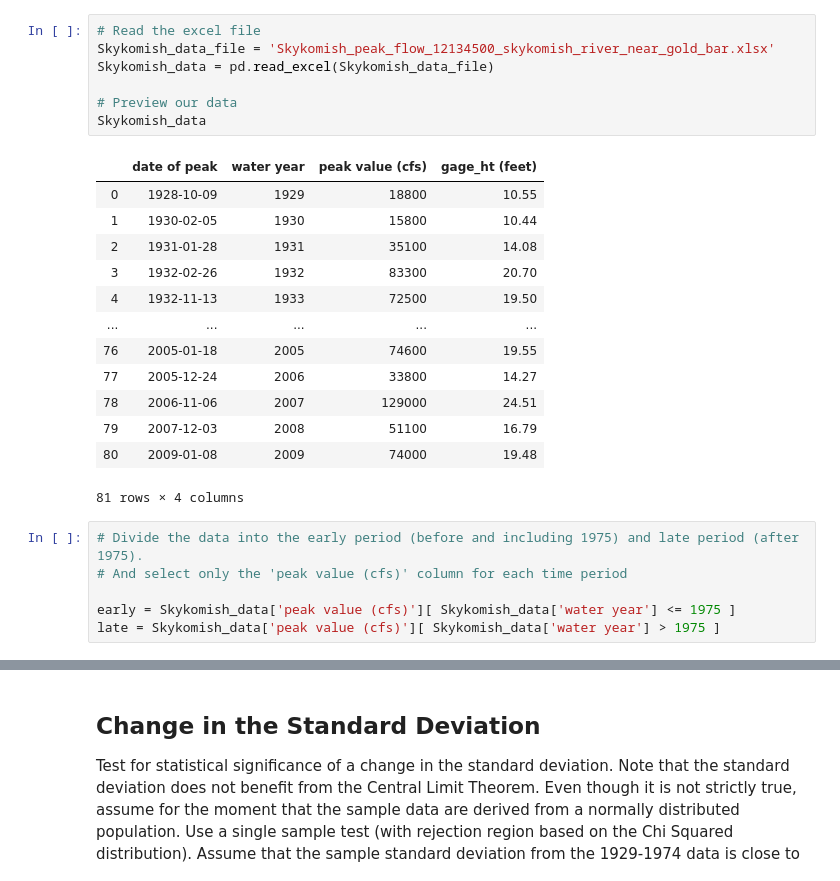
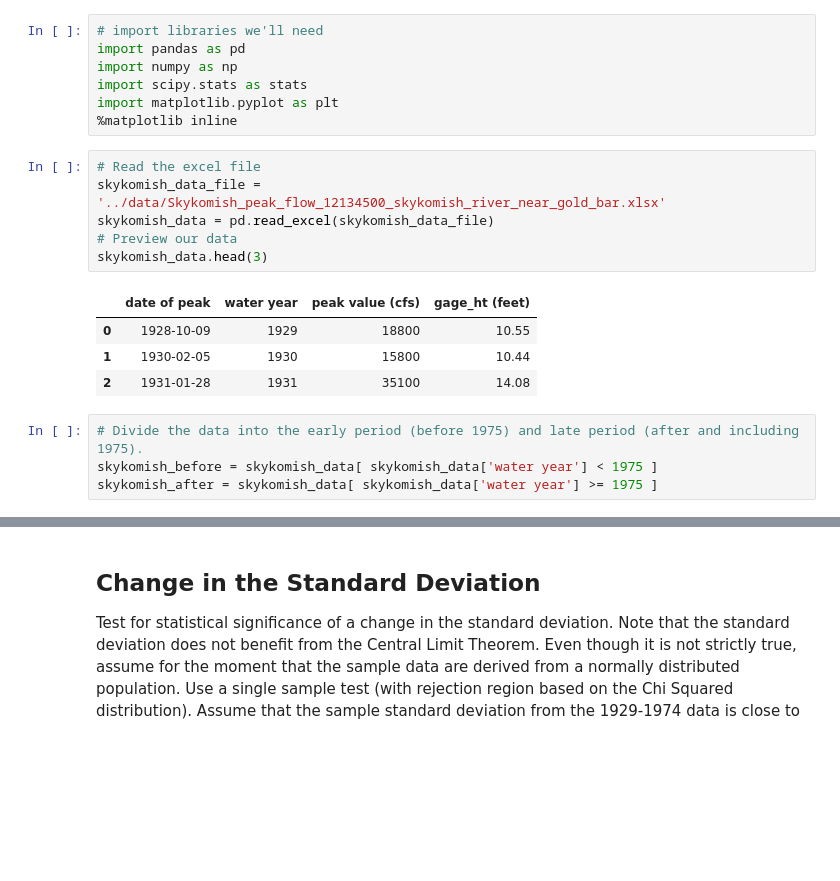
Before and after one commit to Mountain-Hydrology-Research-Group/data-analysis, a Jupyter notebook: modules/lab2/lab2-3.ipynb, the cells around one changed output, grey strips where cells are left out. Drawn from its saved outputs; the diff is of its cells as text; blank space fills up the shorter version.

```diff
--- a/modules/lab2/lab2-3.ipynb
+++ b/modules/lab2/lab2-3.ipynb
@@ -20,27 +10,22 @@ from scipy.interpolate import interp1d
+# %%
+# import libraries we'll need
+import pandas as pd
+import numpy as np
+import scipy.stats as stats
+import matplotlib.pyplot as plt
+%matplotlib inline
 # %%
 # Read the excel file
-Skykomish_data_file = 'Skykomish_peak_flow_12134500_skykomish_river_near_gold_bar.xlsx'
-Skykomish_data = pd.read_excel(Skykomish_data_file)
-
+skykomish_data_file = '../data/Skykomish_peak_flow_12134500_skykomish_river_near_gold_bar.xlsx'
+skykomish_data = pd.read_excel(skykomish_data_file)
 # Preview our data
-Skykomish_data
+skykomish_data.head(3)
 # %% [output]
 |  | date of peak | water year | peak value (cfs) | gage_ht (feet) |
 | 0 | 1928-10-09 | 1929 | 18800 | 10.55 |
 | 1 | 1930-02-05 | 1930 | 15800 | 10.44 |
 | 2 | 1931-01-28 | 1931 | 35100 | 14.08 |
-| 3 | 1932-02-26 | 1932 | 83300 | 20.70 |
-| 4 | 1932-11-13 | 1933 | 72500 | 19.50 |
-| ... | ... | ... | ... | ... |
-| 76 | 2005-01-18 | 2005 | 74600 | 19.55 |
-| 77 | 2005-12-24 | 2006 | 33800 | 14.27 |
-| 78 | 2006-11-06 | 2007 | 129000 | 24.51 |
-| 79 | 2007-12-03 | 2008 | 51100 | 16.79 |
-| 80 | 2009-01-08 | 2009 | 74000 | 19.48 |
-81 rows × 4 columns
 # %%
-# Divide the data into the early period (before and including 1975) and late period (after 1975).
-# And select only the 'peak value (cfs)' column for each time period
-
-early = Skykomish_data['peak value (cfs)'][ Skykomish_data['water year'] <= 1975 ]
-late = Skykomish_data['peak value (cfs)'][ Skykomish_data['water year'] > 1975 ]
+# Divide the data into the early period (before 1975) and late period (after and including 1975).
+skykomish_before = skykomish_data[ skykomish_data['water year'] < 1975 ]
+skykomish_after = skykomish_data[ skykomish_data['water year'] >= 1975 ]
```
Also changed, not shown: parts of 23 cells of this notebook.
